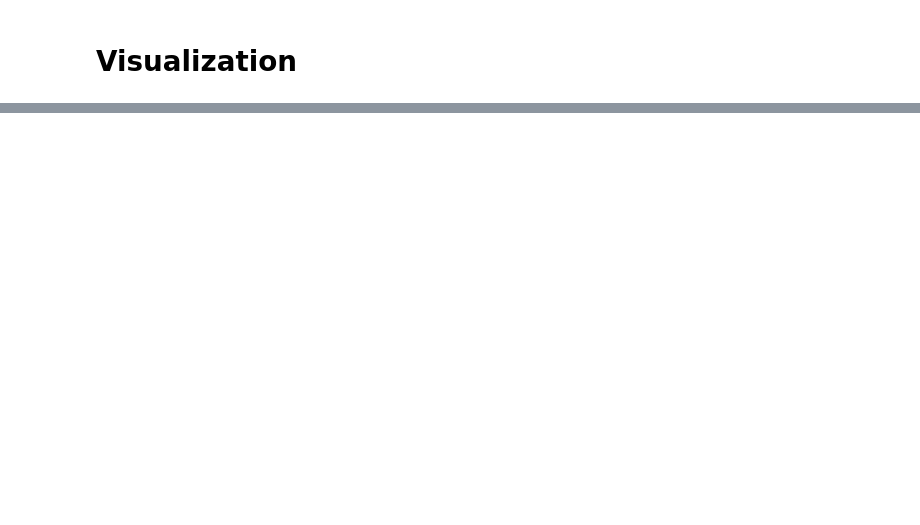
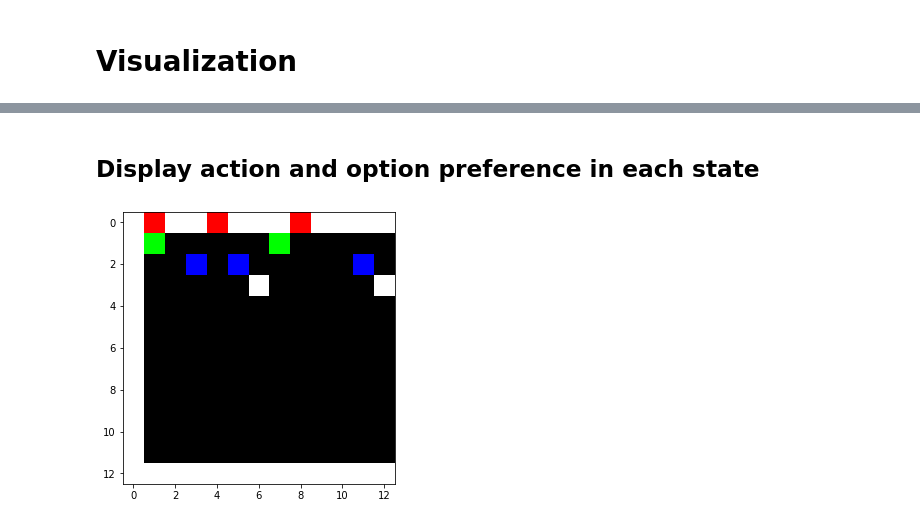
Before and after one commit to covector/AOAOC, a Jupyter notebook: code/Experiment.ipynb, the cells around one changed output, grey strips where cells are left out. Saved outputs shown, nothing was run; the diff lists cells and outputs as text; code cells hidden in the pictures; blank space fills up the shorter version.

```diff
--- a/code/Experiment.ipynb
+++ b/code/Experiment.ipynb
@@ -16,7 +17,7 @@ class Arguments:
         self.nepisodes=4000
         self.nruns=1
         self.nsteps=2000
-        self.noptions=3
+        self.noptions=4
 
         # Learning Rates
         self.lr_term=0.1
@@ -33,7 +34,7 @@ class Arguments:
         self.punishEachStep = False
 
         # Attention Parameters
-        self.h_learn=False
+        self.h_learn=True
         self.clipthres = 0.1
         self.stretchthres = 1.
         self.stretchstep = 1.
@@ -44,7 +45,7 @@ class Arguments:
 
         # Policy Parameters
         self.epsilon=1e-1
-        self.temperature=1.
+        self.temp=1.
 
         # Objective Parameters
         self.wo1 = 1.   #q
@@ -58,7 +59,8 @@ class Arguments:
         self.seed_startstate=1111
 
         # Display Parameters
-
+        self.showMap = False
+        self.showAttention = False
 
         # Other Parameters
         self.baseline=True
@@ -77,8 +79,10 @@ R = 50.
 
 possible_next_goals = [68, 69, 70, 71, 72, 78, 79, 80, 81, 82, 88, 89, 90, 91, 92, 93, 99, 100, 101, 102, 103]
 
-features = Tabular(env.observation_space.n)
-nfeatures, nactions = len(features), env.action_space.n
+features = Tabular(env.observation_space)
+nfeatures, nactions = len(features), env.action_space
+
+viz = Visualization(env, args)
 # %% [markdown]
 ## Main loop
 # %%
@@ -145,0 +233,7 @@ for run in range(args.nruns):
+# %% [markdown]
+## Display action and option preference in each state
+# %%
+# Display option preference
+viz.showPref(policy_over_options.weightsP)
+# %% [output]
+[figure, added]
```
Also changed, not shown: parts of 6 cells of this notebook, 3 other files.
